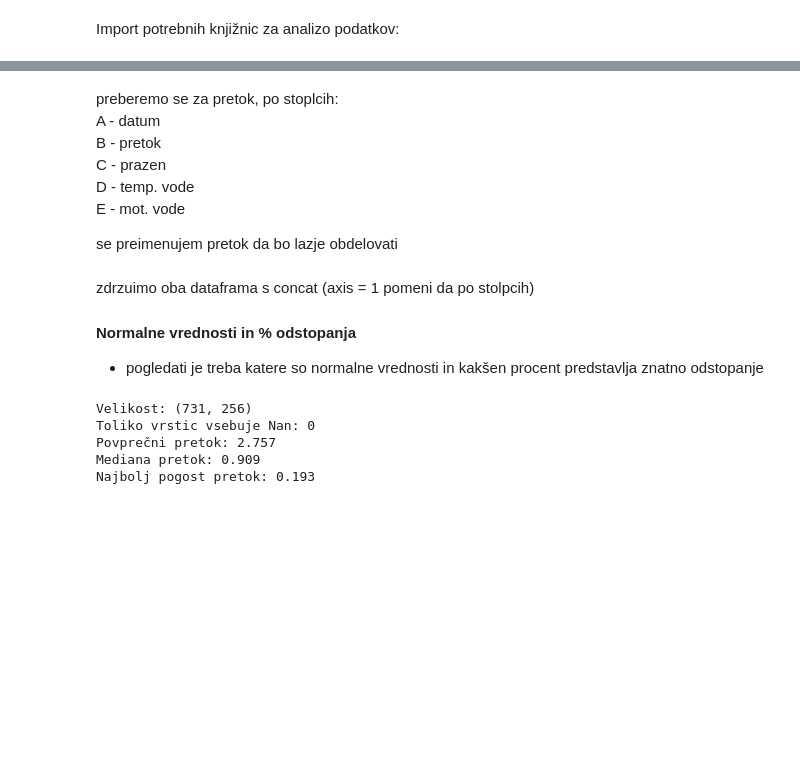
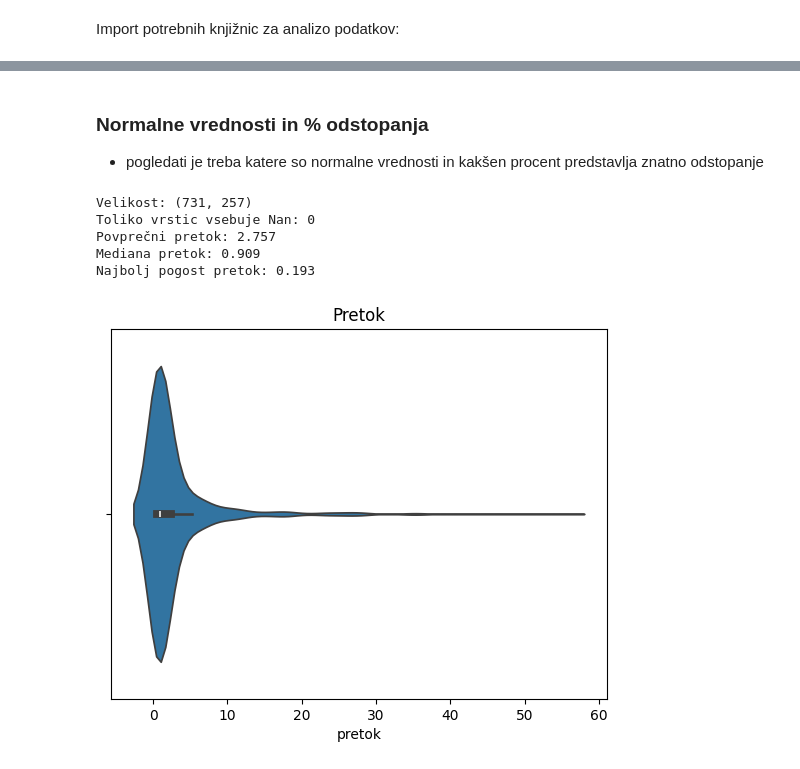
Before and after one commit to p1rko/ML-pretok-Rizane, a Jupyter notebook: analiza.ipynb, the cells around one changed output, grey strips where cells are left out. Drawn from its saved outputs; the diff is of its cells as text; code cells hidden in the pictures; blank space fills up the shorter version.

```diff
--- a/analiza.ipynb
+++ b/analiza.ipynb
@@ -22,54 +34,48 @@ Stolpec z datumi se spremeni v datume.
 file_path = 'podatki/Rizana_Zaledje_INCA_dnev_2020_2021_N1.xlsx'
 df_padavine = pd.read_excel(file_path, sheet_name='Izbrane', skiprows=[0, 1, 3, 4], usecols="A,C:IW")
 
-df_padavine["Datum"] = pd.to_datetime(df_padavine["Datum"], format="%m/%d/%y")
-df_padavine = df_padavine.set_index('Datum')
+df_padavine["datum"] = pd.to_datetime(df_padavine["datum"], format="%m/%d/%y")
+df_padavine = df_padavine.set_index('datum')
+
+file_path1 = 'podatki/Pretok_2020_2021_N1.xlsx'
+df_pretok = pd.read_excel(file_path1, sheet_name='meritve', usecols="A, B")
+df_pretok.rename(columns={"pretok (m3/s)": "pretok"}, inplace=True)
+
+df_pretok["datum"] = pd.to_datetime(df_pretok["datum"], format="%d.%m.%Y")
+df_pretok = df_pretok.set_index('datum')
+
+df = pd.concat([df_pretok, df_padavine], axis=1)
-# %% [markdown]
-preberemo se za pretok, po stoplcih:
-A - datum
-B - pretok
-C - prazen
-D - temp. vode
-E - mot. vode
-
-se preimenujem pretok da bo lazje obdelovati
-# %%
-file_path1 = 'podatki/Pretok_2020_2021_N1.xlsx'
-df_pretok = pd.read_excel(file_path1, sheet_name='meritve', usecols="A, B")
-df_pretok.rename(columns={"pretok (m3/s)": "pretok"}, inplace=True)
-
-df_pretok["Datum"] = pd.to_datetime(df_pretok["Datum"], format="%d.%m.%Y")
-df_pretok = df_pretok.set_index('Datum')
 # %% [markdown]
-zdrzuimo oba dataframa s concat (axis = 1 pomeni da po stolpcih)
-
-#### Normalne vrednosti in % odstopanja
+### Normalne vrednosti in % odstopanja
 - pogledati je treba katere so normalne vrednosti in kakšen procent predstavlja znatno odstopanje
 # %%
-df = pd.concat([df_pretok, df_padavine], axis=1)
-
 print(f"Velikost: {df.shape}")
 #print(f"Stolpci: {df.columns.tolist()}")
 """
 x = 5
 print(df_pretok.head(x))
 print(df_padavine.head(x))
 print(df.sample(x))
 """
 print(f"Toliko vrstic vsebuje Nan: {df.isna().any(axis=1).sum()}")
 
 #zaokroženo na 3 mesta kot podatki
 avgPretok = df['pretok'].mean().round(3)
 modPretok = df["pretok"].mode().iloc[0]
 #mode vrne vecje stevilo zato treba z iloc preveriti prvega ne glede na index
 medPretok = df["pretok"].median().round(3)
 
 print(f"Povprečni pretok: {avgPretok}")
 print(f"Mediana pretok: {medPretok}")
 print(f"Najbolj pogost pretok: {modPretok}")
+
+sns.violinplot(x=df['pretok']) #za data distribution
+plt.title("Pretok")
+plt.show()
 # %% [output]
-Velikost: (731, 256)
+Velikost: (731, 257)
 Toliko vrstic vsebuje Nan: 0
 Povprečni pretok: 2.757
 Mediana pretok: 0.909
 Najbolj pogost pretok: 0.193
+[figure, added]
```
Also changed, not shown: parts of 4 cells of this notebook, 4 other files.
